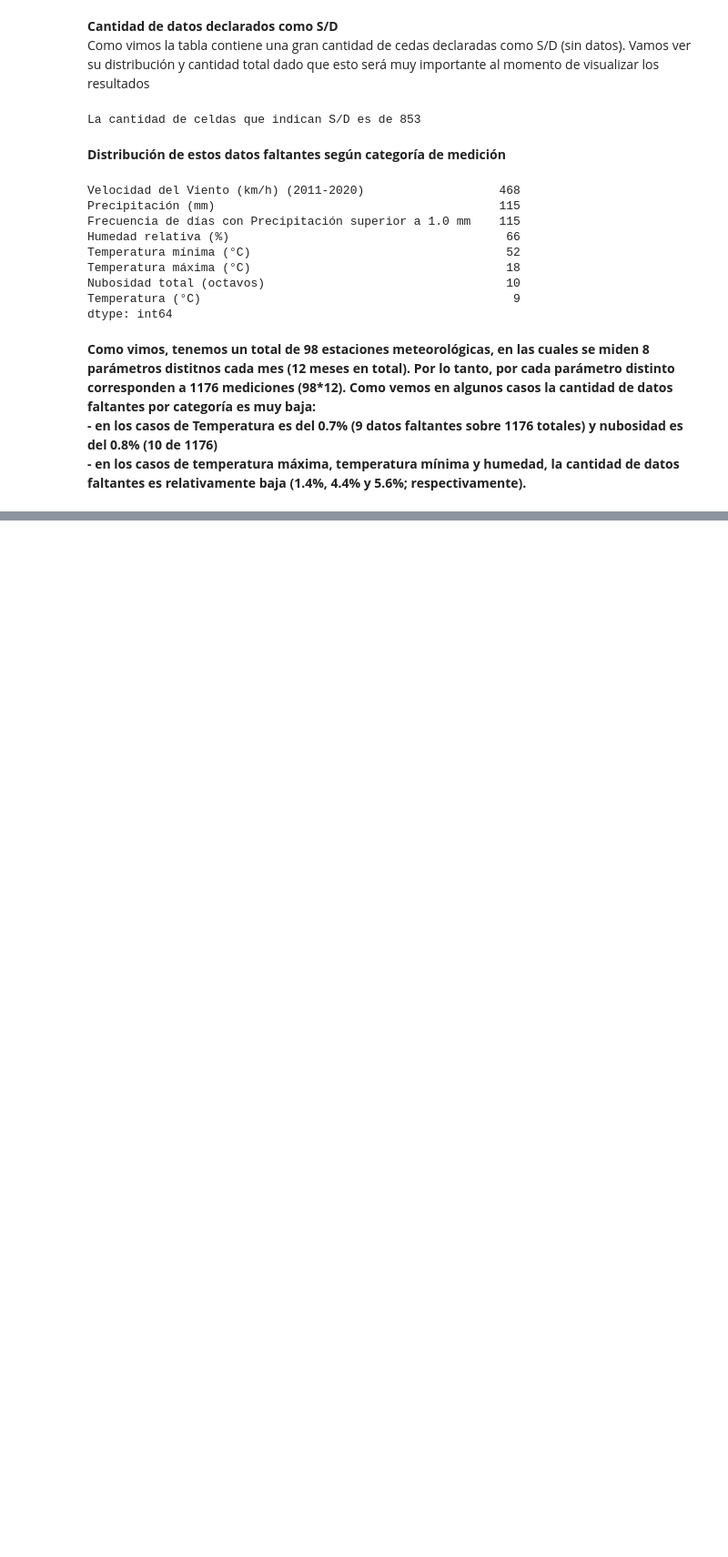
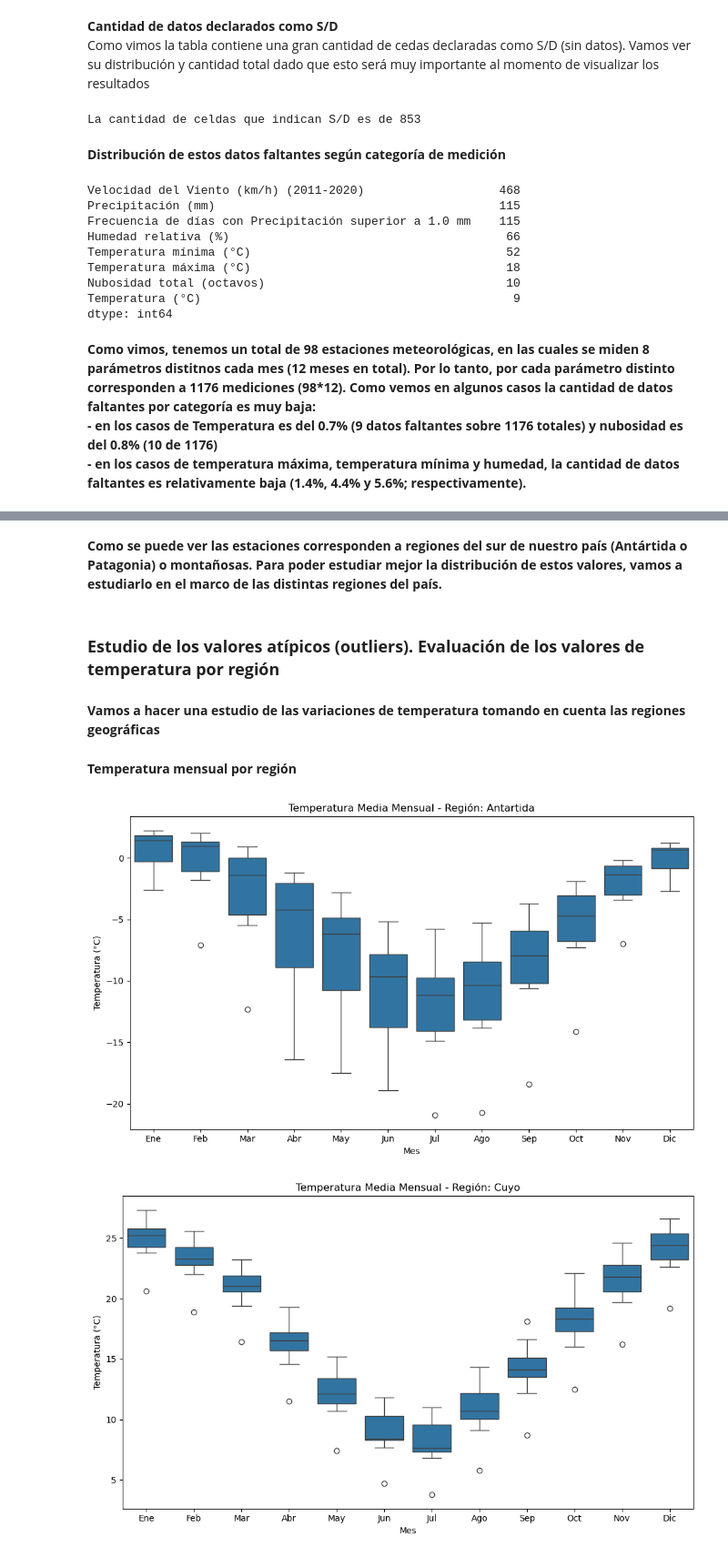
Before and after one commit to jFet1/AdD-TP, a Jupyter notebook: Trabajo_final_leandro.ipynb, the cells around one changed output, grey strips where cells are left out. Shown at 91% size. Saved outputs shown, nothing was run; the diff lists cells and outputs as text; code cells hidden in the pictures; blank space fills up the shorter version.

```diff
--- a/Trabajo_final_leandro.ipynb
+++ b/Trabajo_final_leandro.ipynb
@@ -392,0 +392,11 @@ graficar_grupo(df_aero, grupo_3, "Nubosidad y Días con Lluvia - Aeroparque",
+# %%
+estaciones_outliers = set()
+
+for mes, datos in outliers_por_mes.items():
+    estaciones_outliers.update(datos['Estación'])
+
+lista_estaciones_outliers = sorted(estaciones_outliers)
+
+print("Estaciones con valores atípicos en algún mes:")
+for estacion in lista_estaciones_outliers:
+    print(estacion)
@@ -392,0 +418,62 @@ graficar_grupo(df_aero, grupo_3, "Nubosidad y Días con Lluvia - Aeroparque",
+# %% [markdown]
+**Como se puede ver las estaciones corresponden a regiones del sur de nuestro país (Antártida o Patagonia) o montañosas.
+Para poder estudiar mejor la distribución de estos valores, vamos a estudiarlo en el marco de las distintas regiones del país.**
+# %% [markdown]
+### **Estudio de los valores atípicos (outliers). Evaluación de los valores de temperatura por región**
+# %% [markdown]
+**Vamos a hacer una estudio de las variaciones de temperatura tomando en cuenta las regiones geográficas**
+# %% [markdown]
+**Temperatura mensual por región**
+# %%
+df_regiones = pd.read_csv("estaciones_por_region_actualizado.csv")
+
+def normalizar_texto(txt):
+    txt = str(txt).lower()
+    txt = unicodedata.normalize("NFKD", txt)
+    txt = "".join([c for c in txt if not unicodedata.combining(c)])  # quitar tildes
+    txt = re.sub(r'[^a-z0-9 ]', '', txt)  # quitar *, ), etc.
+    txt = txt.strip()
+    return txt
+
+df_corr["Estacion_norm"] = df_corr["Estación"].apply(normalizar_texto)
+df_regiones["Estacion_norm"] = df_regiones["Estacion_norm"].apply(normalizar_texto)
+
+df_regiones["Región"] = df_regiones["Región"].apply(normalizar_texto).str.title()
+
+df_merge = pd.merge(df_corr, df_regiones[["Estacion_norm", "Región"]],
+                    on="Estacion_norm", how="inner")
+
+df_temp = df_merge[df_merge["Valor Medio de"] == "Temperatura (°C)"].copy()
+
+for mes in columnas_meses:
+    df_temp[mes] = pd.to_numeric(df_temp[mes], errors='coerce')
+
+
+df_largo = df_temp.melt(
+    id_vars=["Estación", "Región"],
+    value_vars=columnas_meses,
+    var_name="Mes",
+    value_name="Temperatura"
+)
+
+
+orden_meses = ["Ene", "Feb", "Mar", "Abr", "May", "Jun",
+               "Jul", "Ago", "Sep", "Oct", "Nov", "Dic"]
+df_largo["Mes"] = pd.Categorical(df_largo["Mes"], categories=orden_meses, ordered=True)
+
+regiones = sorted(df_largo["Región"].unique())
+
+for region in regiones:
+    df_region = df_largo[df_largo["Región"] == region]
+
+    plt.figure(figsize=(10, 6))
+    sns.boxplot(data=df_region, x="Mes", y="Temperatura")
+
+    plt.title(f"Temperatura Media Mensual - Región: {region}")
+    plt.xlabel("Mes")
+    plt.ylabel("Temperatura (°C)")
+    plt.tight_layout()
+    plt.show()
+# %% [output]
+[figure, added]
+[figure, added]
```
Also changed, not shown: parts of 46 cells of this notebook, 1 other file.
